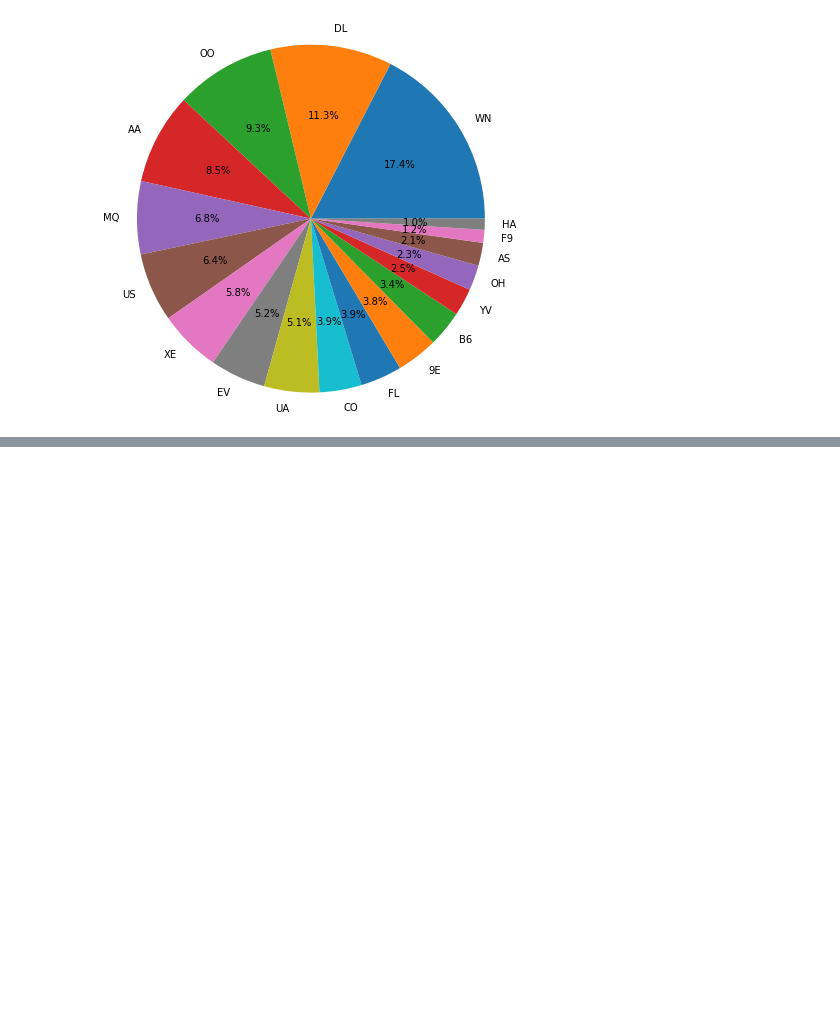
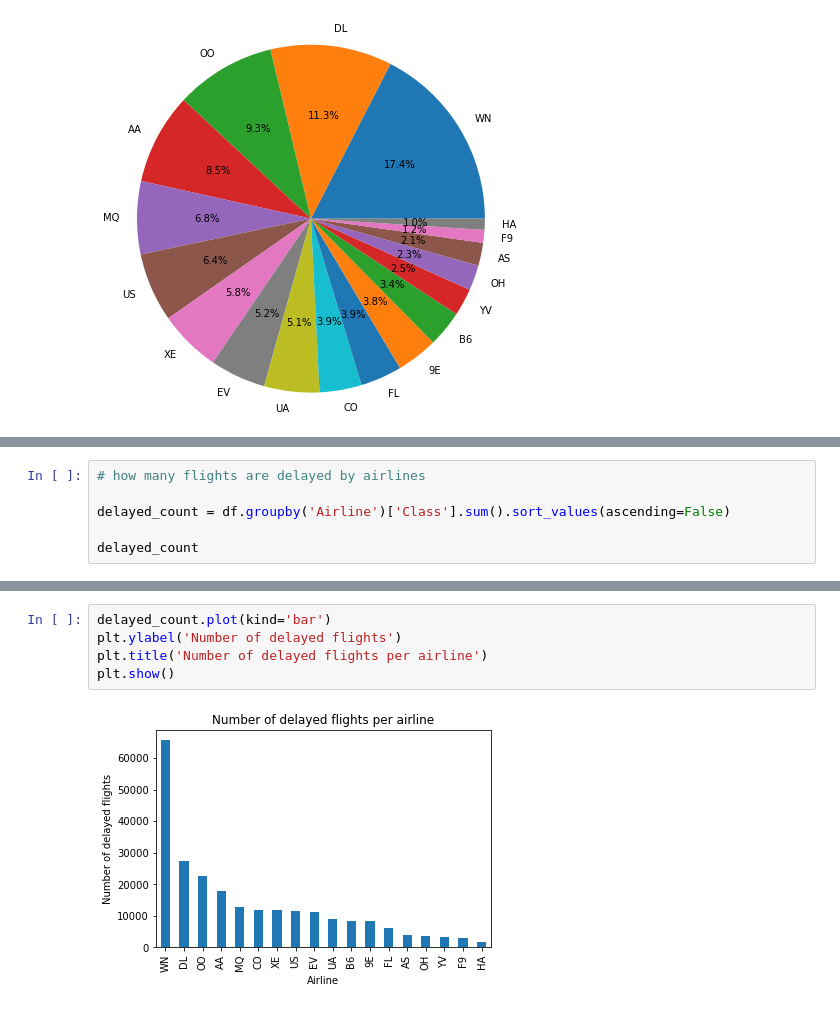
Before and after one commit to Niloy009/usa-airlines-data-eda, a Jupyter notebook: Airline Dealyed EDA and Classification.ipynb, the cells around one changed output, grey strips where cells are left out. Saved outputs shown, nothing was run; the diff lists cells and outputs as text; blank space fills up the shorter version.

```diff
--- a/Airline Dealyed EDA and Classification.ipynb
+++ b/Airline Dealyed EDA and Classification.ipynb
@@ -274,0 +273,6 @@ df.groupby('Airline')['']
+# %%
+# how many flights are delayed by airlines
+
+delayed_count = df.groupby('Airline')['Class'].sum().sort_values(ascending=False)
+
+delayed_count
@@ -274,0 +300,7 @@ df.groupby('Airline')['']
+# %%
+delayed_count.plot(kind='bar')
+plt.ylabel('Number of delayed flights')
+plt.title('Number of delayed flights per airline')
+plt.show()
+# %% [output]
+[figure, added]
```
Also changed, not shown: parts of 13 cells of this notebook.
